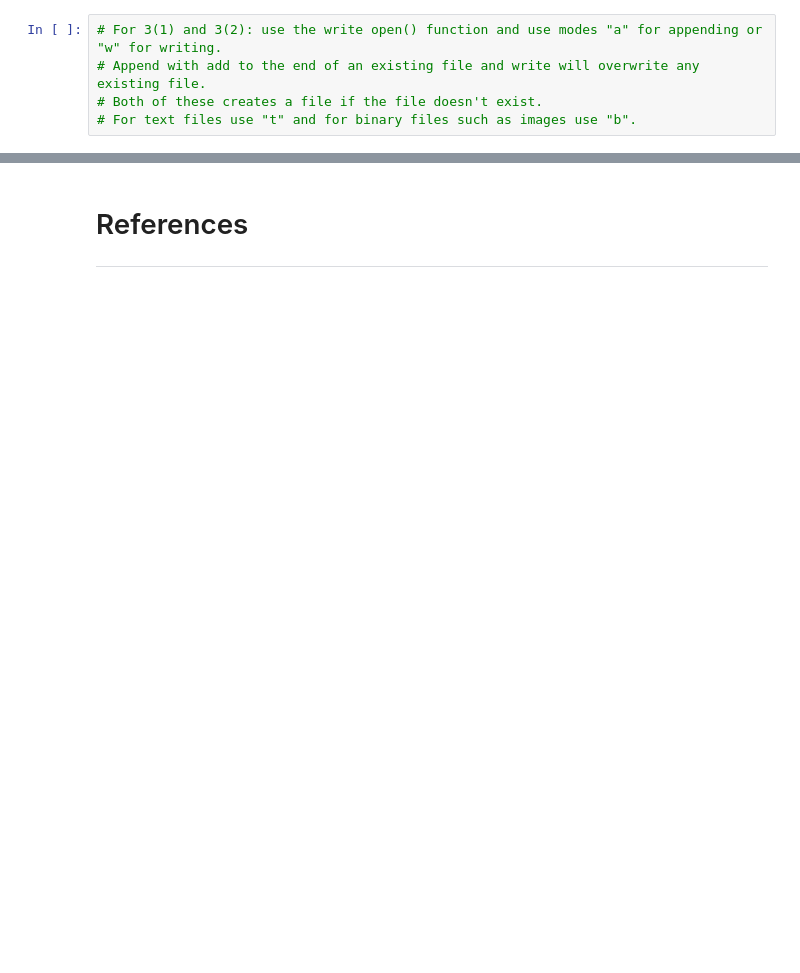
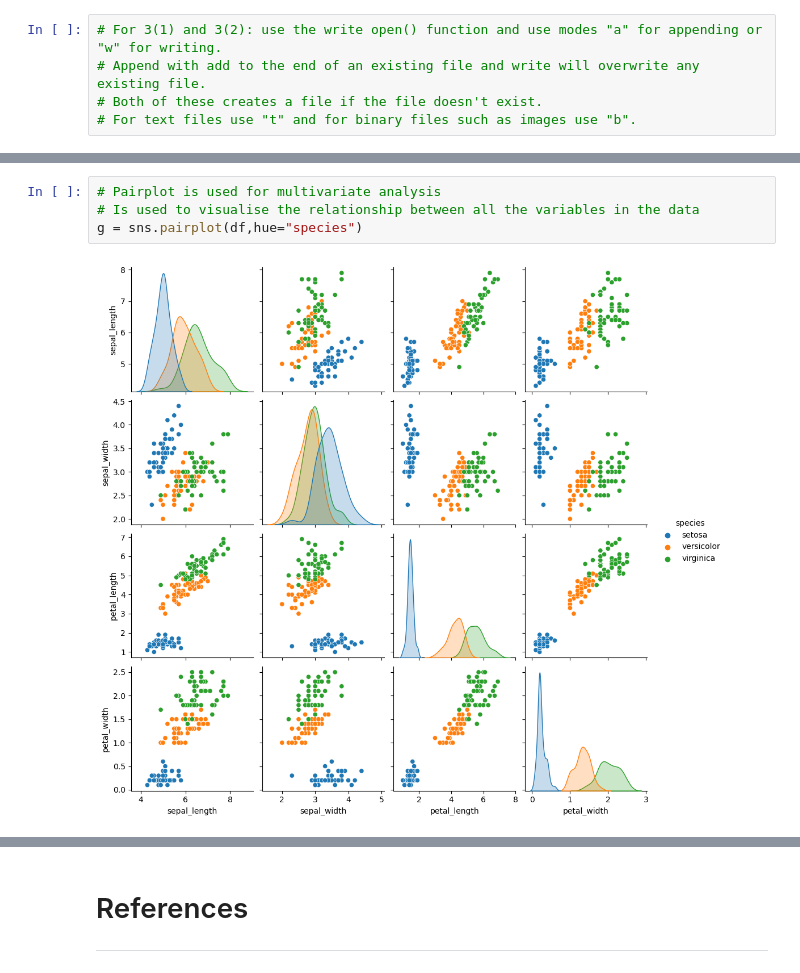
Before and after one commit to Sxnds01/pands-project2, a Jupyter notebook: analysis.ipynb, the cells around one changed output, grey strips where cells are left out. Saved outputs shown, nothing was run; the diff lists cells and outputs as text; blank space fills up the shorter version.

```diff
--- a/analysis.ipynb
+++ b/analysis.ipynb
@@ -55,0 +114,6 @@ df.describe()
+# %%
+# Pairplot is used for multivariate analysis
+# Is used to visualise the relationship between all the variables in the data
+g = sns.pairplot(df,hue="species")
+# %% [output]
+[figure, added]
```
Also changed, not shown: parts of 4 cells of this notebook.
